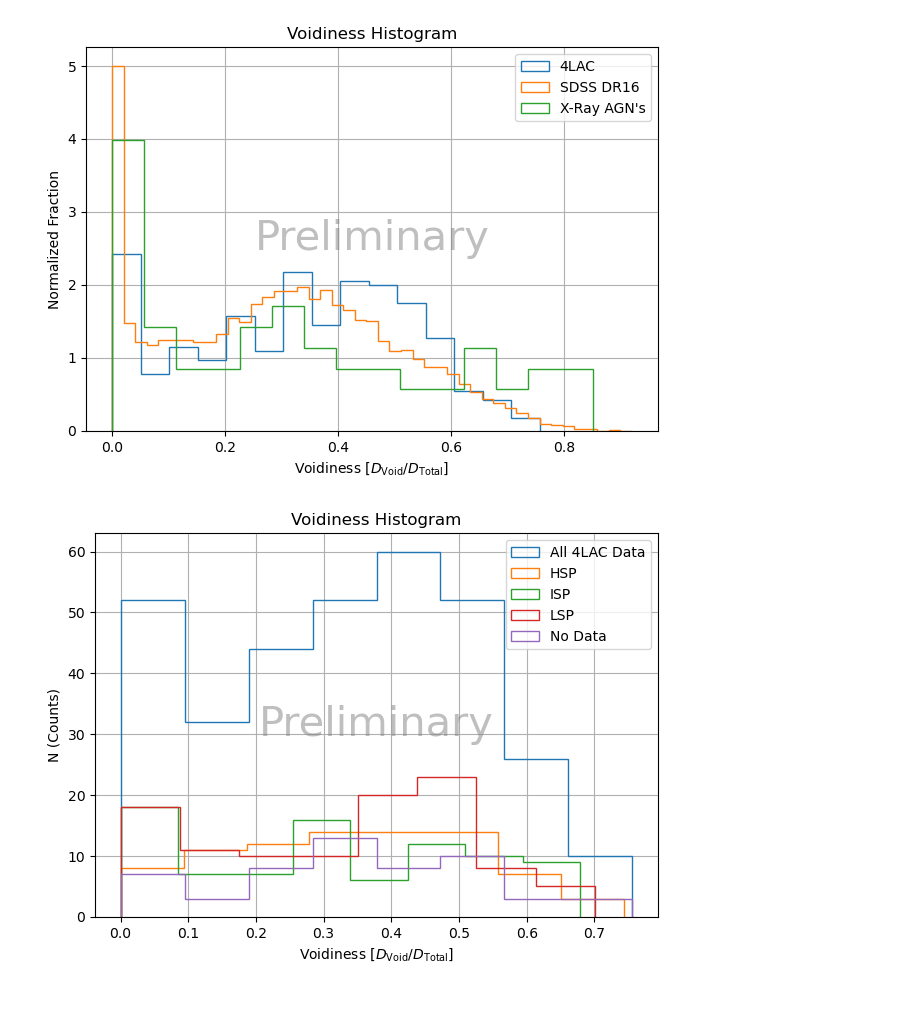
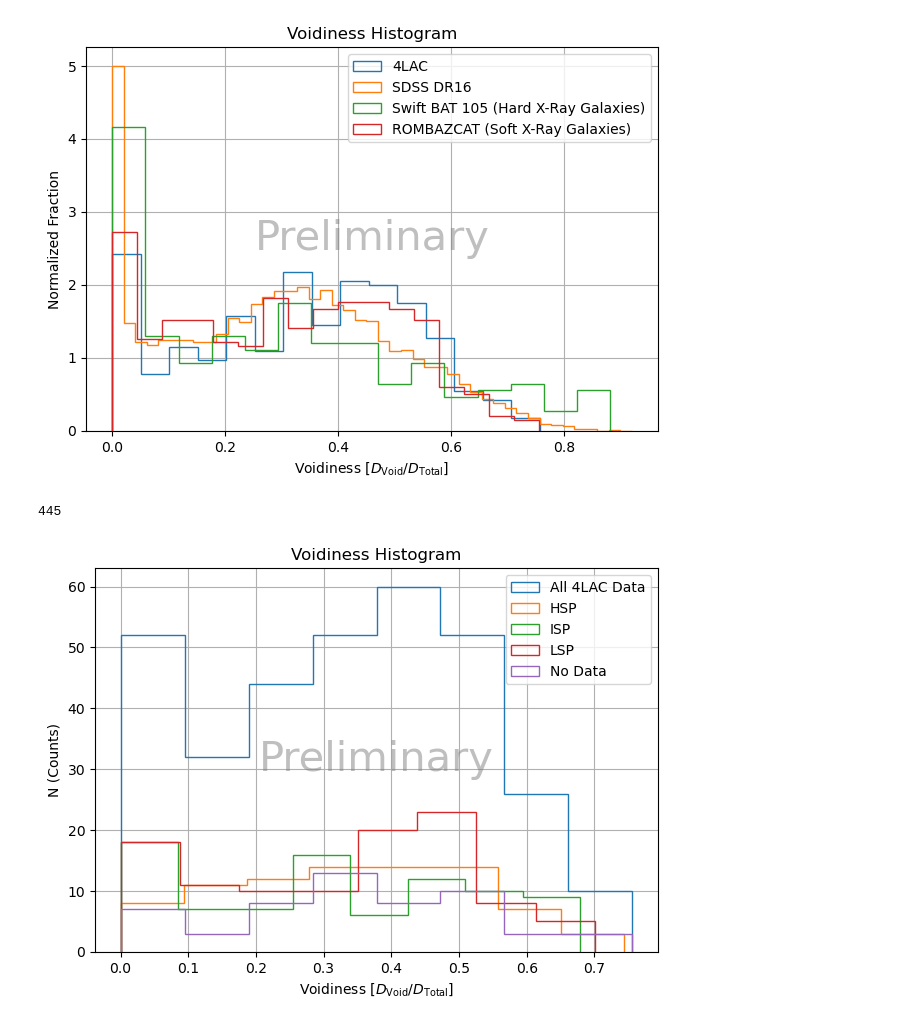
Before and after one commit to Cranberry-Juice/GRS-V, a Jupyter notebook: voidiness_plots.ipynb, the cells around one changed output. Cells and saved outputs as stored; diff of their text form; code cells hidden in the pictures.

Commit message:
Added ROMBAZCAT catalog of soft x-ray galaxies

```diff
--- a/voidiness_plots.ipynb
+++ b/voidiness_plots.ipynb
@@ -15,6 +15,7 @@ sdss_dr16 = pd.read_excel('exported_dataFrames/sdss_dr16_w_voidiness.xlsx')
 
 four_lac = voidy_analysis('exported_dataFrames/voids.xlsx','exported_dataFrames/z_ra_dec_filtered_4lac.xlsx' )
 xray_agns = voidy_analysis('exported_dataFrames/voids.xlsx', 'exported_dataFrames/z_ra_dec_filtered_xray_agns.xlsx' )
+soft_xrays = voidy_analysis('exported_dataFrames/voids.xlsx','exported_dataFrames/z_ra_dec_filtered_ROMABZCAT.xlsx' )
 # %%
 # Base plotting code, the only thing we tweak is the data we're plotting.
 # The bins and label
@@ -49,32 +50,41 @@ def custom_plot_hist(data, labels, bins, density=None):
 # %%
 # Everything to be plotted on the histogram will be appended to the master lisst
 # if something needs to be changed for a specific histogram, edit the relavent
 # bit of code
 VOIDINESS_DATA = [] # list of panda series with voidiness data.
 LABELS = []
 BINS = []
 # density = []
 
 # 4LAC DATA
 VOIDINESS_DATA.append(four_lac.Voidiness)
 LABELS.append("4LAC")
 BINS.append(15)
 # density.append(True)
 
 # SDSS DR16 Optical Galaxies
 VOIDINESS_DATA.append(sdss_dr16.Voidiness)
 LABELS.append("SDSS DR16")
 BINS.append(45)
 # density.append(True)
 
 # SDSS DR16 Optical Galaxies
 VOIDINESS_DATA.append(xray_agns.Voidiness)
-LABELS.append("X-Ray AGN's")
+LABELS.append("Swift BAT 105 (Hard X-Ray Galaxies)")
 BINS.append(15)
 
+# Soft xrays ROMBAZCAT
+VOIDINESS_DATA.append(soft_xrays.Voidiness)
+LABELS.append("ROMBAZCAT (Soft X-Ray Galaxies)")
+BINS.append(17)
+
 custom_plot_hist(VOIDINESS_DATA, LABELS, BINS)
 # %% [output]
-[figure, old version]
+[figure, new version]
+# %%
+len(soft_xrays)
+# %% [output]
+445
 # %%
 # Clean the data in the SED_class
 for idx in list(four_lac.index):
```
Also changed, not shown: parts of 4 cells of this notebook.
